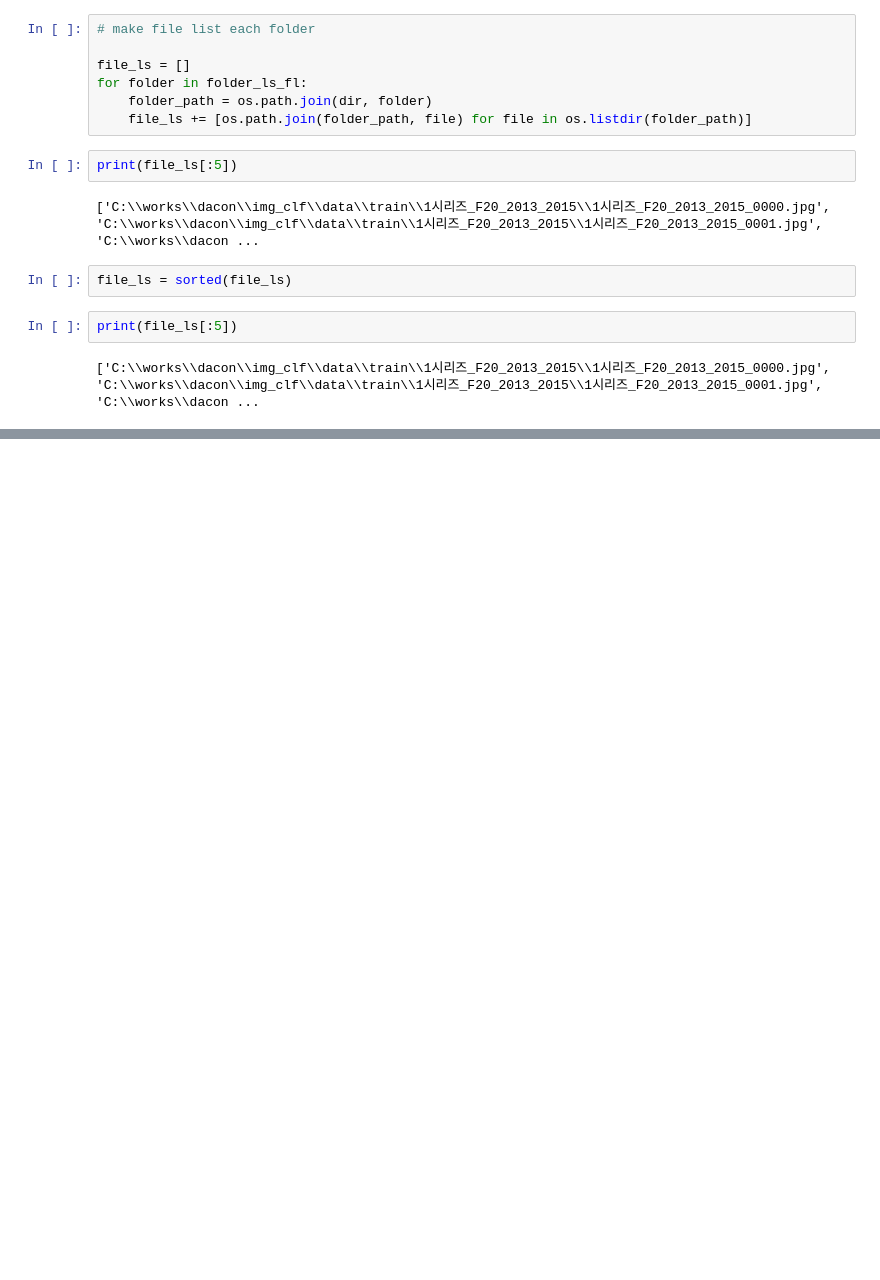
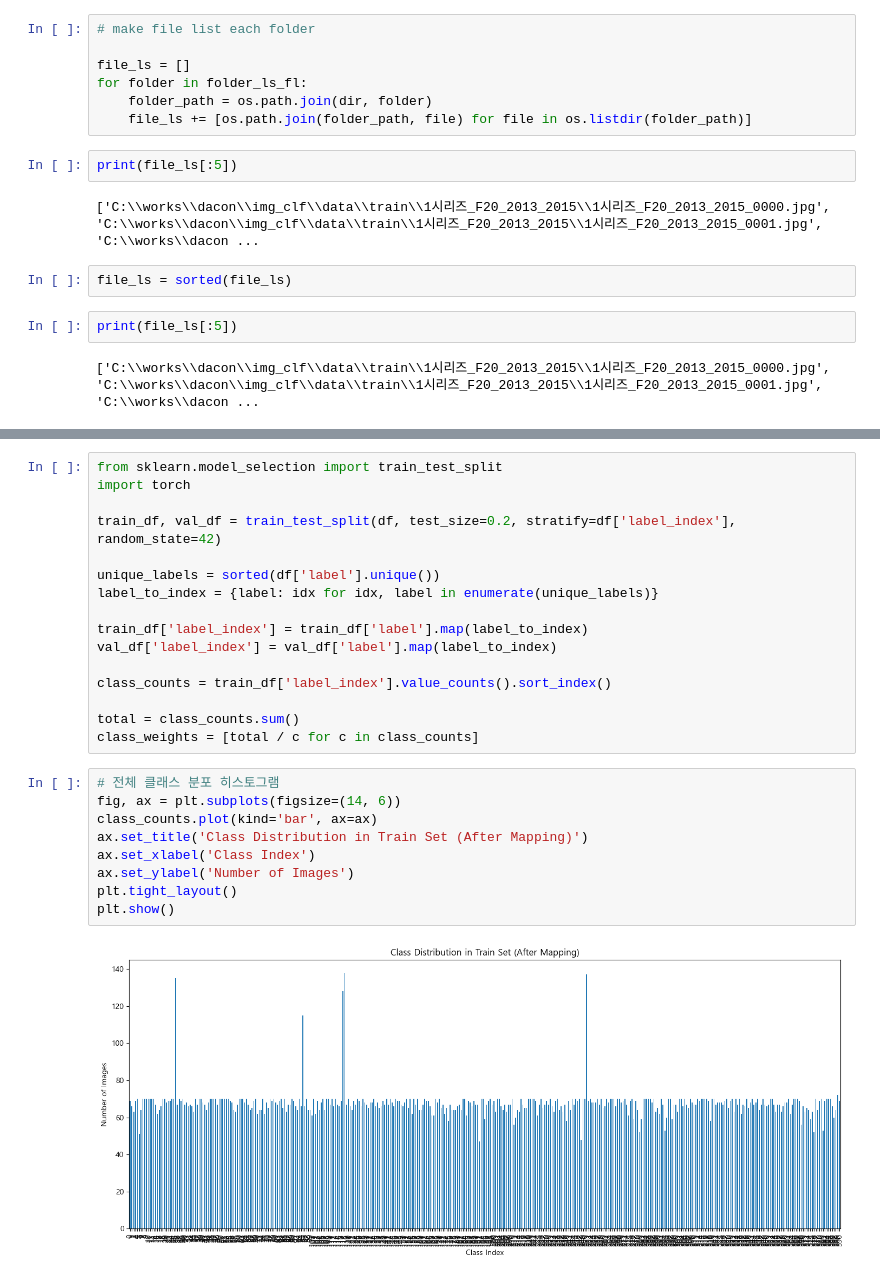
Before and after one commit to yong-again/img_clf, a Jupyter notebook: notebooks/EDA.ipynb, the cells around one changed output, grey strips where cells are left out. Drawn from its saved outputs; the diff is of its cells as text; blank space fills up the shorter version.

```diff
--- a/notebooks/EDA.ipynb
+++ b/notebooks/EDA.ipynb
@@ -171,0 +98,27 @@ Error:
+# %%
+from sklearn.model_selection import train_test_split
+import torch
+
+train_df, val_df = train_test_split(df, test_size=0.2, stratify=df['label_index'], random_state=42)
+
+unique_labels = sorted(df['label'].unique())
+label_to_index = {label: idx for idx, label in enumerate(unique_labels)}
+
+train_df['label_index'] = train_df['label'].map(label_to_index)
+val_df['label_index'] = val_df['label'].map(label_to_index)
+
+class_counts = train_df['label_index'].value_counts().sort_index()
+
+total = class_counts.sum()
+class_weights = [total / c for c in class_counts]
+# %%
+# 전체 클래스 분포 히스토그램
+fig, ax = plt.subplots(figsize=(14, 6))
+class_counts.plot(kind='bar', ax=ax)
+ax.set_title('Class Distribution in Train Set (After Mapping)')
+ax.set_xlabel('Class Index')
+ax.set_ylabel('Number of Images')
+plt.tight_layout()
+plt.show()
+# %% [output]
+[figure, added]
```
Also changed, not shown: parts of 26 cells of this notebook, 42 other files.
